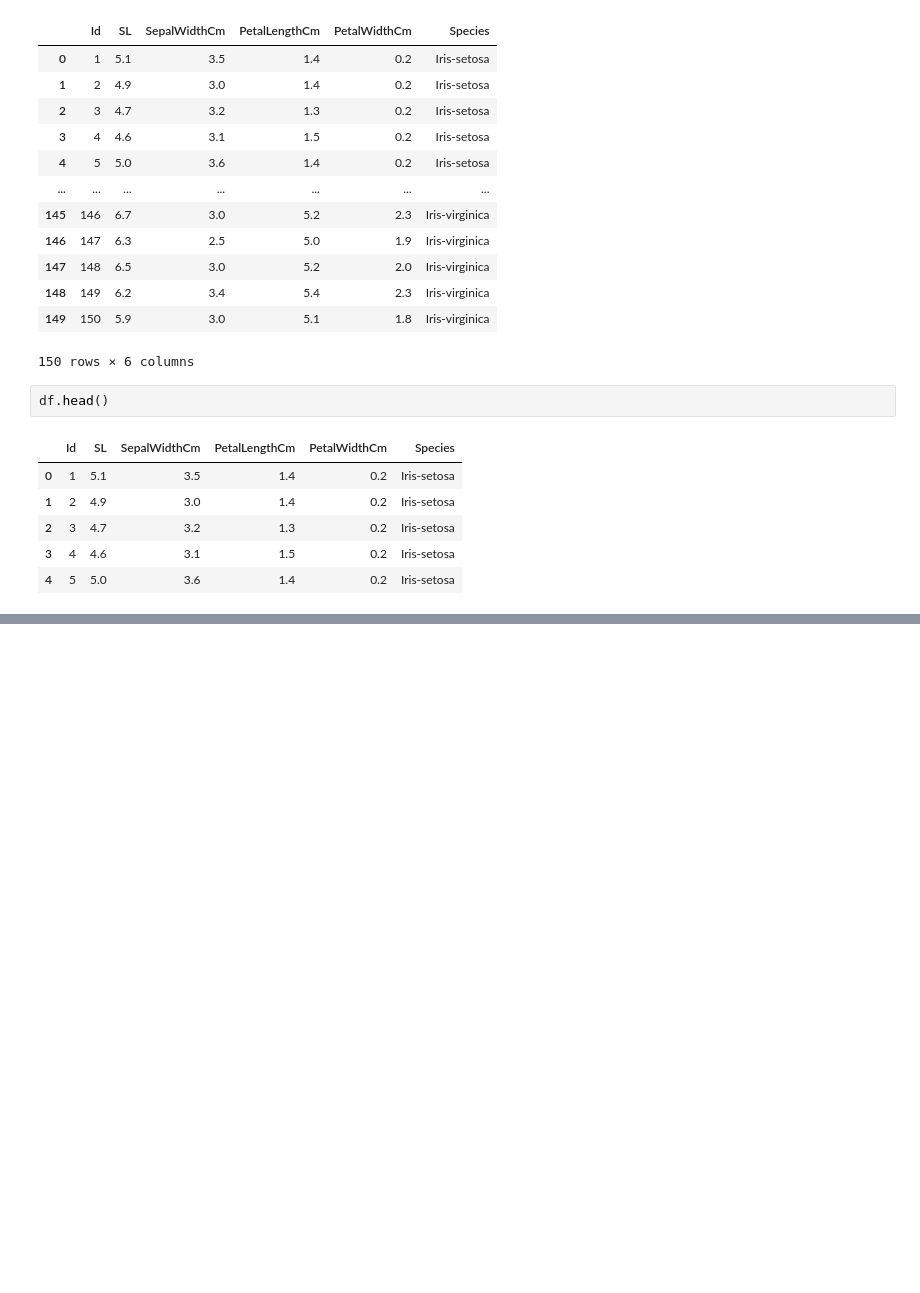
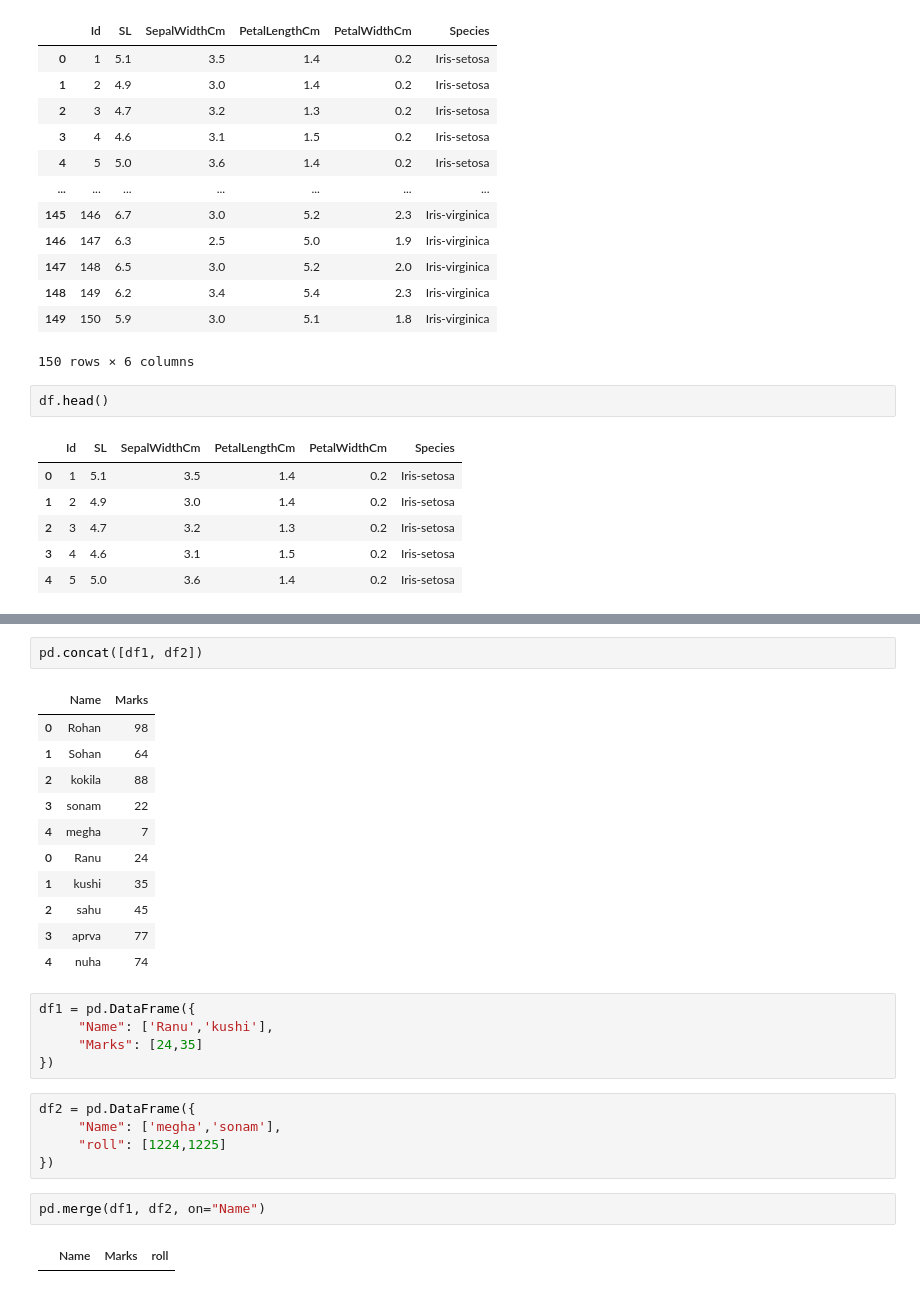
Before and after one commit to ChinmayBhattt/Machine-Learning-Playground, a Jupyter notebook: Pandas/fresh_pandas.ipynb, the cells around one changed output, grey strips where cells are left out. Saved outputs shown, nothing was run; the diff lists cells and outputs as text; blank space fills up the shorter version.

```diff
--- a/Pandas/fresh_pandas.ipynb
+++ b/Pandas/fresh_pandas.ipynb
@@ -255,0 +319,28 @@ memory usage: 7.2+ KB
+# %%
+pd.concat([df1, df2])
+# %% [output]
+|  | Name | Marks |
+| 0 | Rohan | 98 |
+| 1 | Sohan | 64 |
+| 2 | kokila | 88 |
+| 3 | sonam | 22 |
+| 4 | megha | 7 |
+| 0 | Ranu | 24 |
+| 1 | kushi | 35 |
+| 2 | sahu | 45 |
+| 3 | aprva | 77 |
+| 4 | nuha | 74 |
+# %%
+df1 = pd.DataFrame({
+     "Name": ['Ranu','kushi'],
+     "Marks": [24,35]
+})
+# %%
+df2 = pd.DataFrame({
+     "Name": ['megha','sonam'],
+     "roll": [1224,1225]
+})
+# %%
+pd.merge(df1, df2, on="Name")
+# %% [output]
+|  | Name | Marks | roll |
```
Also changed, not shown: parts of 13 cells of this notebook, 1 other file.
